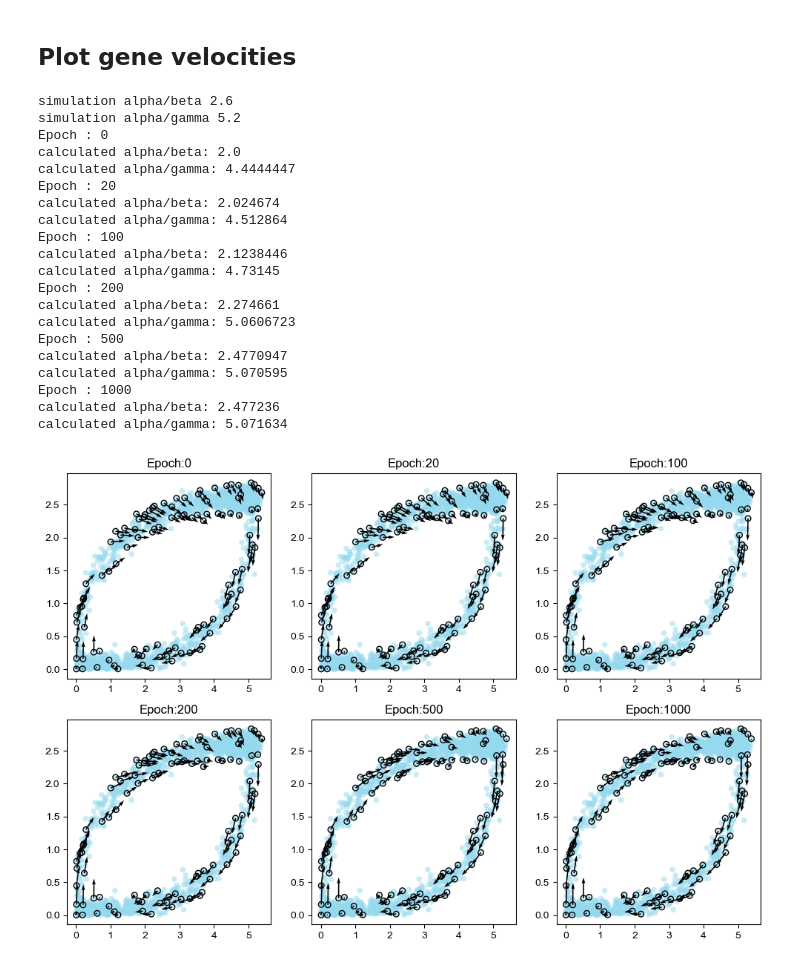
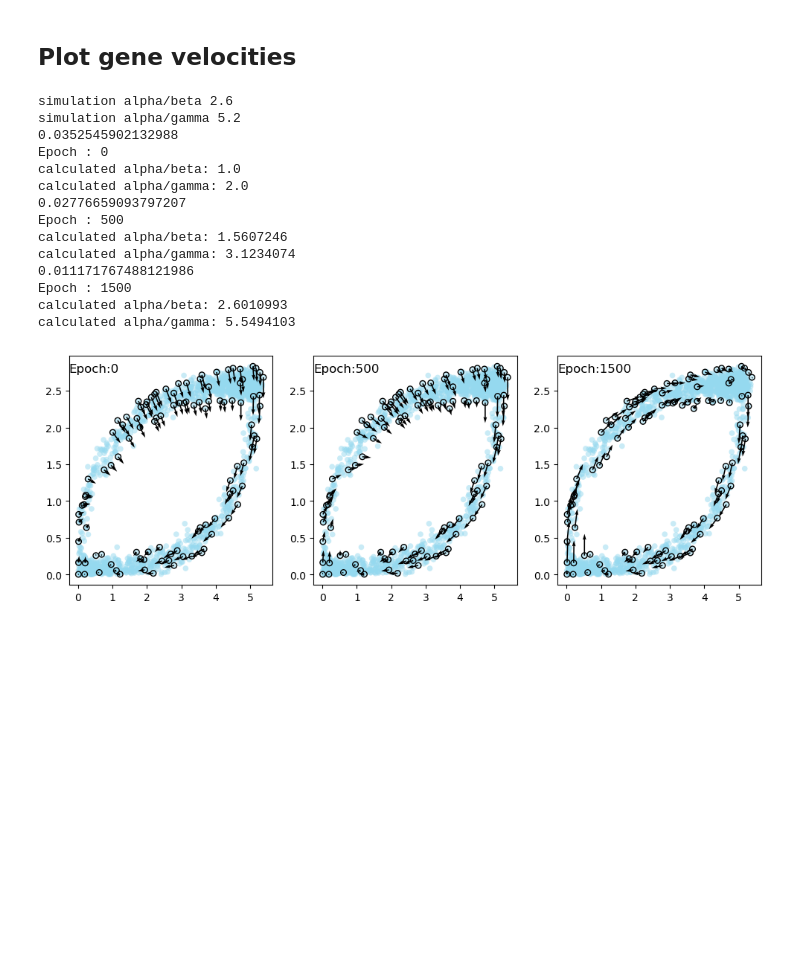
Before and after one commit to GuangyuWangLab2021/cellDancer, a Jupyter notebook: src/celldancer_prototype_model.ipynb, the cells around one changed output. Saved outputs shown, nothing was run; the diff lists cells and outputs as text; code cells hidden in the pictures; blank space fills up the shorter version.

```diff
--- a/src/celldancer_prototype_model.ipynb
+++ b/src/celldancer_prototype_model.ipynb
@@ -243,9 +243,9 @@ u0, s0 = jitter(u0, s0)
 # Run model
 # -
 
-alpha=5.0
-beta=2.0
-gamma=0.9
+alpha=1.0
+beta=1.0
+gamma=0.5
 m = init_module(mode="forward", alpha=alpha, beta=beta, gamma=gamma)
 optimizer = optim.Adam(m.parameters(), lr=0.001)
 induction_result = run_module(module=m, optimizer=optimizer, u0=u0, s0=s0, direct=None, cut=0.9, times=1001, rept_freq=10)
@@ -326,14 +326,15 @@ u0, s0 = jitter(u0, s0 )
 # -
 #alpha, beta, gamma = init_parameters(u0, s0)
 
-alpha=4.0
-beta=2.0
-gamma=0.9
+alpha=1.0
+beta=1.0
+gamma=0.5
+
 m = init_module(mode="full", alpha=alpha, beta=beta, gamma=gamma) #forward or full
-#optimizer = optim.Adam(m.parameters(), lr=0.001, momentum=0.8)
 optimizer = optim.Adam(m.parameters(), lr=0.001)
+#optimizer = optim.Adam(m.parameters(), lr=0.001, betas=(0.9, 0.999), eps=10**(-8), weight_decay=0.004, amsgrad=False)
 
-result = run_module(module=m, optimizer=optimizer, u0=u0, s0=s0, direct=None, times=1001, rept_freq=10)
+result = run_module(module=m, optimizer=optimizer, u0=u0, s0=s0, direct=None, times=2001, rept_freq=10)
 result.rename(columns={'s0':'splice', 'u0':'unsplice', 'u1':'unsplice_predict','s1':'splice_predict'}, inplace=True)
 result['gene_name']='gene2'
 # %% [markdown]
@@ -342,52 +343,56 @@ result['gene_name']='gene2'
 print("simulation alpha/beta", alpha_true/beta_true)
 print("simulation alpha/gamma", alpha_true/gamma_true)
 
+import matplotlib
+matplotlib.rcParams.update(matplotlib.rcParamsDefault)
 
 ncols = 3
 gene_list = ['gene2']
-epoch_list = [0, 20, 100, 200, 500, 1000]
+epoch_list = [0, 500, 1500]
 fig = plt.figure(figsize=(4*ncols,4*len(epoch_list)/ncols))
 for i in range(len(epoch_list)):
     epoch = epoch_list[i]
     cellDancer_df = result[result.iteration == epoch]
+    print(np.mean(cellDancer_df.cost))
 
     print("Epoch :", epoch)
     print("calculated alpha/beta:", cellDancer_df['alpha'][0]/cellDancer_df['beta'][0])
     print("calculated alpha/gamma:", cellDancer_df['alpha'][0]/cellDancer_df['gamma'][0])
 
-    ax = fig.add_subplot(math.ceil(len(epoch_list)/ncols), ncols, i+1)
+    ax = fig.add_subplot(math.ceil(len(epoch_list)/ncols), ncols, i+1, sharey=ax)
     cdplt.gene.scatter_gene(
         ax=ax,
         x='splice',
         y='unsplice',
         cellDancer_df=cellDancer_df,
         custom_xlim=None,
         custom_ylim=None,
         alpha=0.5,
         s = 30,
         velocity=True,
         gene=gene_list[0])
 
-    ax.set_title("Epoch:"+str(epoch))
+
+    #ax.set_xlim(0,6.5)
+    #ax.set_ylim(0,3.5)
+    #ax.set_xlabel("s")
+    #ax.set_ylabel("u")
+
+
+    ax.set_title("Epoch:"+str(epoch), y=0.9, loc='left')
 # %% [output]
 simulation alpha/beta 2.6
 simulation alpha/gamma 5.2
+0.0352545902132988
 Epoch : 0
-calculated alpha/beta: 2.0
-calculated alpha/gamma: 4.4444447
-Epoch : 20
-calculated alpha/beta: 2.024674
-calculated alpha/gamma: 4.512864
-Epoch : 100
-calculated alpha/beta: 2.1238446
-calculated alpha/gamma: 4.73145
-Epoch : 200
-calculated alpha/beta: 2.274661
-calculated alpha/gamma: 5.0606723
+calculated alpha/beta: 1.0
+calculated alpha/gamma: 2.0
+0.02776659093797207
 Epoch : 500
-calculated alpha/beta: 2.4770947
-calculated alpha/gamma: 5.070595
-Epoch : 1000
-calculated alpha/beta: 2.477236
-calculated alpha/gamma: 5.071634
+calculated alpha/beta: 1.5607246
+calculated alpha/gamma: 3.1234074
+0.011171767488121986
+Epoch : 1500
+calculated alpha/beta: 2.6010993
+calculated alpha/gamma: 5.5494103
-[figure, old version]
+[figure, new version]
```
Also changed, not shown: parts of 2 cells of this notebook, 6 other files.
